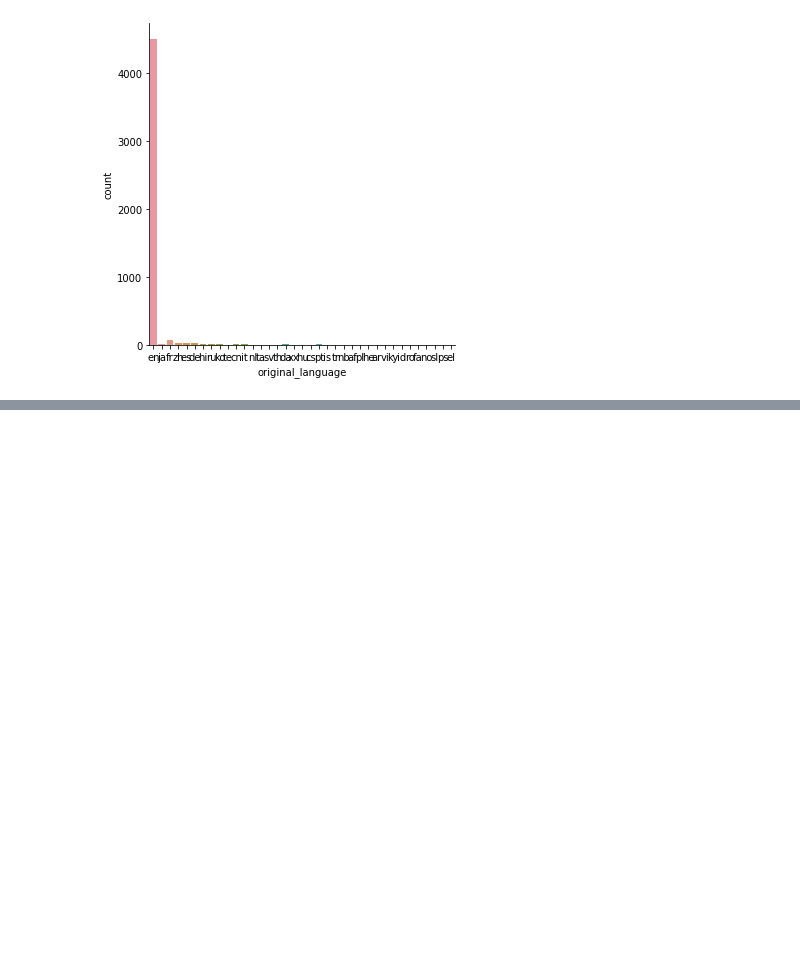
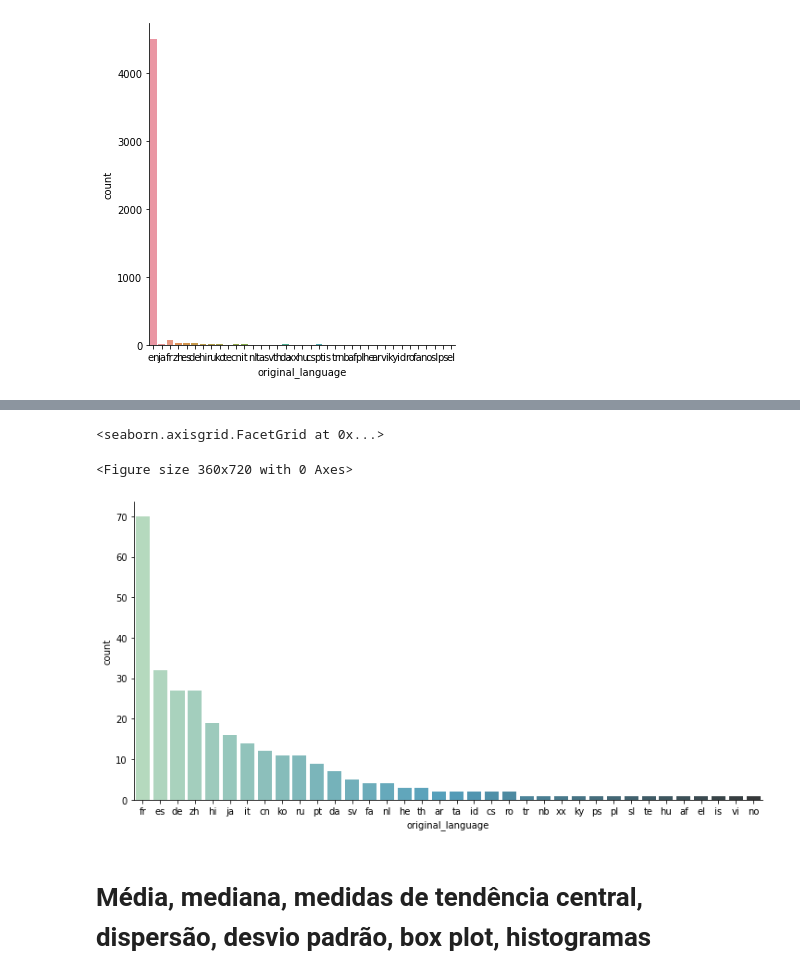
Before and after one commit to fnalmeidap/data-science, a Jupyter notebook: intro.ipynb, the cells around one changed output, grey strips where cells are left out. Drawn from its saved outputs; the diff is of its cells as text; code cells hidden in the pictures; blank space fills up the shorter version.

```diff
--- a/intro.ipynb
+++ b/intro.ipynb
@@ -395,0 +446,3 @@ sns.catplot(x="original_language", kind="count", data = tmdb)
+# %%
+total_por_lingua_de_outros_filmes = tmdb.query("original_language != 'en'").original_language.value_counts()
+total_por_lingua_de_outros_filmes
@@ -395,0 +473,14 @@ sns.catplot(x="original_language", kind="count", data = tmdb)
+# %%
+filmes_sem_lingua_original_em_ingles = tmdb.query("original_language != 'en'")
+
+plt.figure(figsize=(5,10 ))
+sns.catplot(x = "original_language", kind = 'count', data = filmes_sem_lingua_original_em_ingles,
+            aspect=2,
+            order = total_por_lingua_de_outros_filmes.index,
+            palette="GnBu_d")
+# %% [output]
+<seaborn.axisgrid.FacetGrid at 0x...>
+<Figure size 360x720 with 0 Axes>
+[figure, added]
+# %% [markdown]
+# Média, mediana, medidas de tendência central, dispersão, desvio padrão, box plot, histogramas
```
Also changed, not shown: parts of 19 cells of this notebook.
